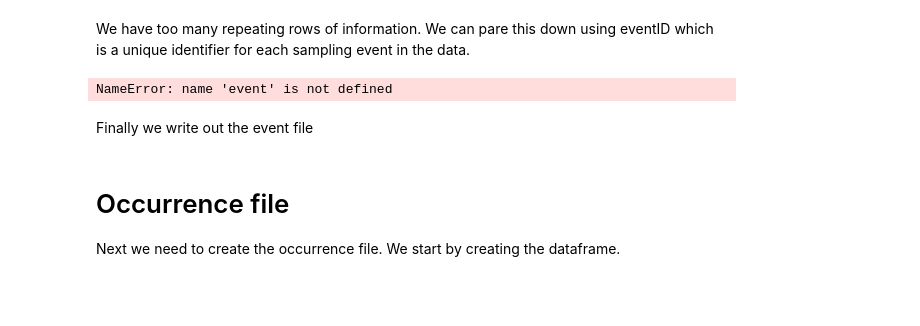
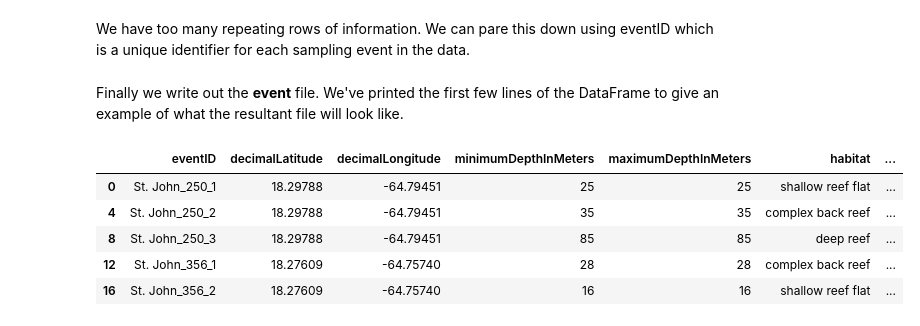
Before and after one commit to ioos/notebooks_demos, a Jupyter notebook: notebooks/2020-12-08-DataToDwC.ipynb, the cells around one changed output. Drawn from its saved outputs; the diff is of its cells as text; code cells hidden in the pictures; blank space fills up the shorter version.

```diff
--- a/notebooks/2020-12-08-DataToDwC.ipynb
+++ b/notebooks/2020-12-08-DataToDwC.ipynb
@@ -64,5 +65,4 @@ We need to convert the date to ISO format
 # %%
-event['eventDate'] = pd.to_datetime(
-                            event['date'],
-                            format='%m/%d/%Y',
-                            utc=True)
+event['eventDate'] = pd.to_datetime(event['date'],format='%m/%d/%Y',utc=True)
+event['basisOfRecord'] = 'HumanObservation'
+event['geodeticDatum'] = 'EPSG:4326 WGS84'
@@ -81,19 +76,20 @@ event.drop(
 We have too many repeating rows of information. We can pare this down using eventID which
 is a unique identifier for each sampling event in the data.
 # %%
-event.drop_duplicates(
-    subset='eventID',
-    inplace=True)
+event.drop_duplicates(subset='eventID',inplace=True)
-# %% [output]
-NameError: name 'event' is not defined
-# %% [markdown]
-Finally we write out the event file
+# %% [markdown]
+Finally we write out the **event** file. We've printed the first few lines of the DataFrame to give an example of what the resultant file will look like.
 # %%
+event.head()
 #event.to_csv(
-#    'MadeUpData_event_frompy.csv',
+#    'MadeUpData_event.csv',
 #    header=True,
 #    index=False,
 #    date_format='%Y-%m-%d')
+# %% [output]
+|  | eventID | decimalLatitude | decimalLongitude | minimumDepthInMeters | maximumDepthInMeters | habitat | ... |
+| 0 | St. John_250_1 | 18.29788 | -64.79451 | 25 | 25 | shallow reef flat | ... |
+| 4 | St. John_250_2 | 18.29788 | -64.79451 | 35 | 35 | complex back reef | ... |
+| 8 | St. John_250_3 | 18.29788 | -64.79451 | 85 | 85 | deep reef | ... |
+| 12 | St. John_356_1 | 18.27609 | -64.75740 | 28 | 28 | complex back reef | ... |
+| 16 | St. John_356_2 | 18.27609 | -64.75740 | 16 | 16 | shallow reef flat | ... |
-# %% [markdown]
-# Occurrence file
-Next we need to create the occurrence file. We start by creating the dataframe.
```
Also changed, not shown: parts of 33 cells of this notebook.
